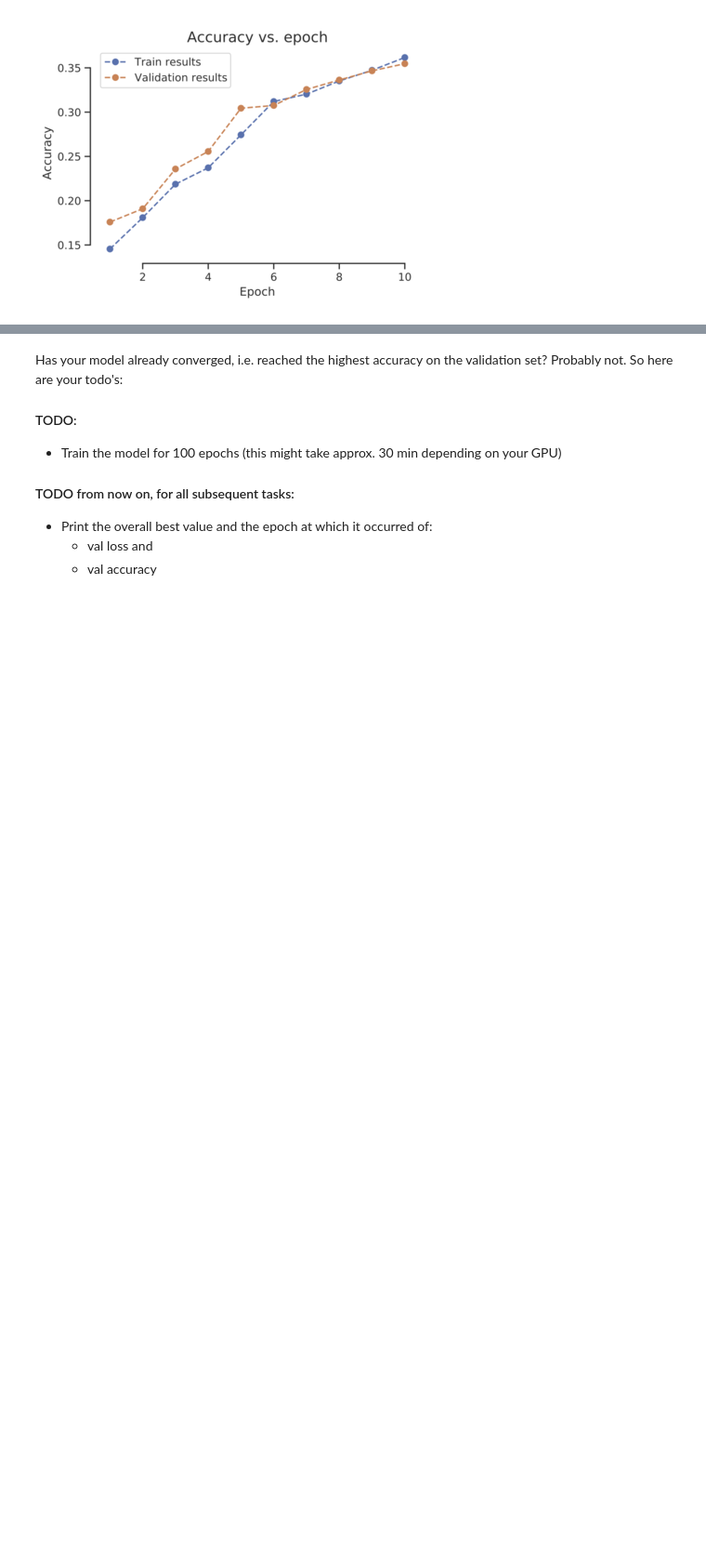
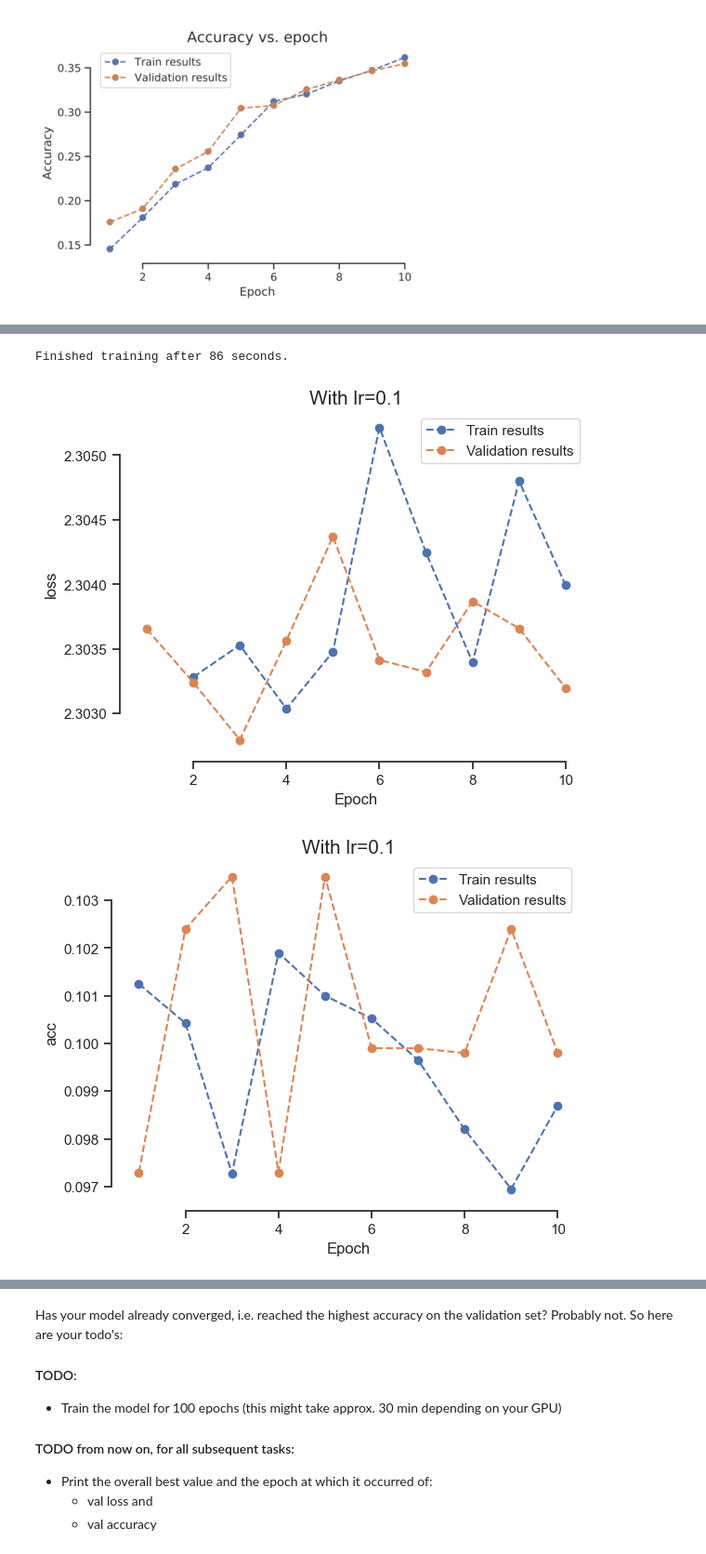
Before and after one commit to simonblaue/Deep-Learning-for-Computer-Vision, a Jupyter notebook: Exercise2/Ex2_2022.ipynb, the cells around one changed output, grey strips where cells are left out. Shown at 93% size. Cells and saved outputs as stored; diff of their text form; code cells hidden in the pictures; blank space fills up the shorter version.

```diff
--- a/Exercise2/Ex2_2022.ipynb
+++ b/Exercise2/Ex2_2022.ipynb
@@ -591,0 +590,9 @@ MLP(
+# %%
+lr = 0.1
+model = mlp(img_width=32, num_in_channels=3, num_classes=10, num_hidden_units=30, num_hidden_layers=1).to(device)
+optimizer = optim.Adam(model.parameters(), lr=lr)
+train_losses01, val_losses01, train_accs01, val_accs01, confusion_matrix01 = run_training(model=model, optimizer=optimizer, loss_function=loss_fn, device=device, num_epochs=10, train_dataloader=trainloader, val_dataloader=valloader)
+plot(title=f'With lr={lr}', label='loss', train_results=train_losses01, val_results=val_losses01)
+plot(title=f'With lr={lr}', label='acc', train_results=train_accs01, val_results=val_accs01)
+plt.show()
+# %% [output]
@@ -591,0 +600,3 @@ MLP(
+Finished training after 86 seconds.
+[figure, added]
+[figure, added]
```
Also changed, not shown: parts of 33 cells of this notebook, 7 other files.
